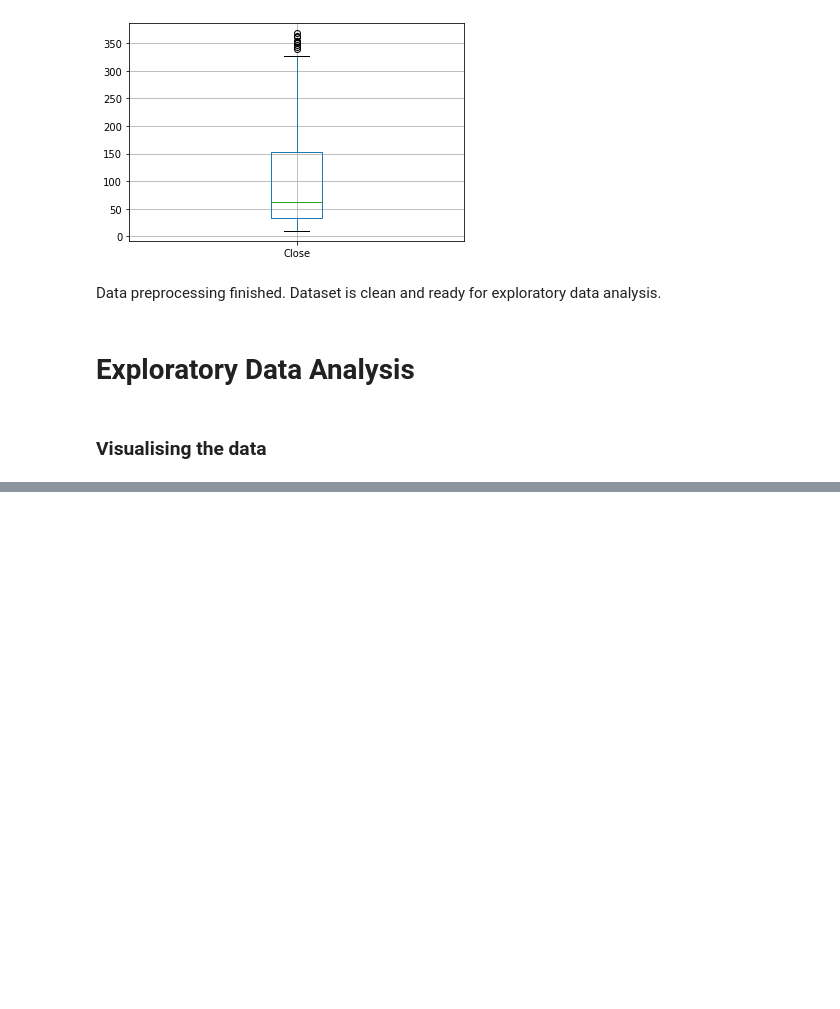
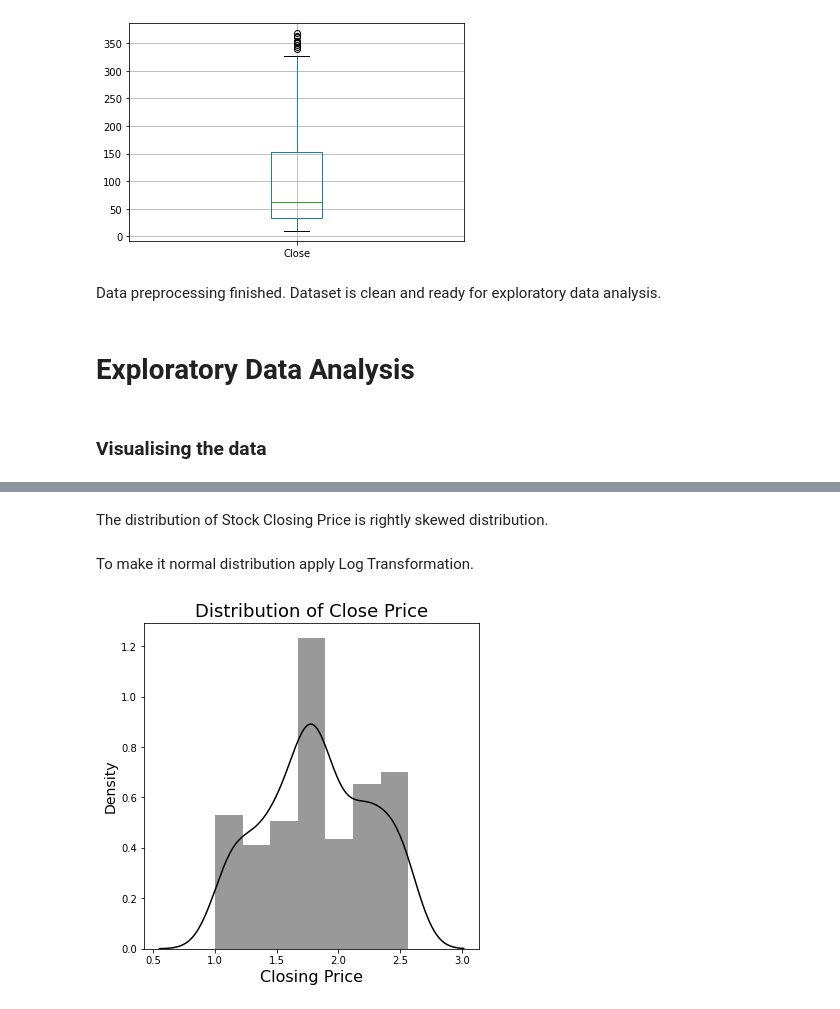
Before and after one commit to ShuklaRajni/Yes_Bank_Stock_Prices_Prediction_analysis, a Jupyter notebook: Yes_Bank_Stock_Closing_Price_Prediction_Capstone_Project_2.ipynb, the cells around one changed output, grey strips where cells are left out. Saved outputs shown, nothing was run; the diff lists cells and outputs as text; code cells hidden in the pictures; blank space fills up the shorter version.

```diff
--- a/Yes_Bank_Stock_Closing_Price_Prediction_Capstone_Project_2.ipynb
+++ b/Yes_Bank_Stock_Closing_Price_Prediction_Capstone_Project_2.ipynb
@@ -219,0 +248,15 @@ plt.show()
+# %% [markdown]
+The distribution of Stock Closing Price is rightly skewed distribution.
+# %% [markdown]
+To make it normal distribution apply Log Transformation.
+# %%
+# Distribution plot of closing price For applying log transformation
+
+plt.figure(figsize = (6,6))
+sns.distplot(np.log10(df['Close']), color = 'Black')
+plt.title('Distribution of Close Price', fontsize=18)
+plt.xlabel('Closing Price', fontsize= 16)
+plt.ylabel('Density', fontsize=14)
+plt.show()
+# %% [output]
+[figure, added]
```
Also changed, not shown: parts of 14 cells of this notebook.
